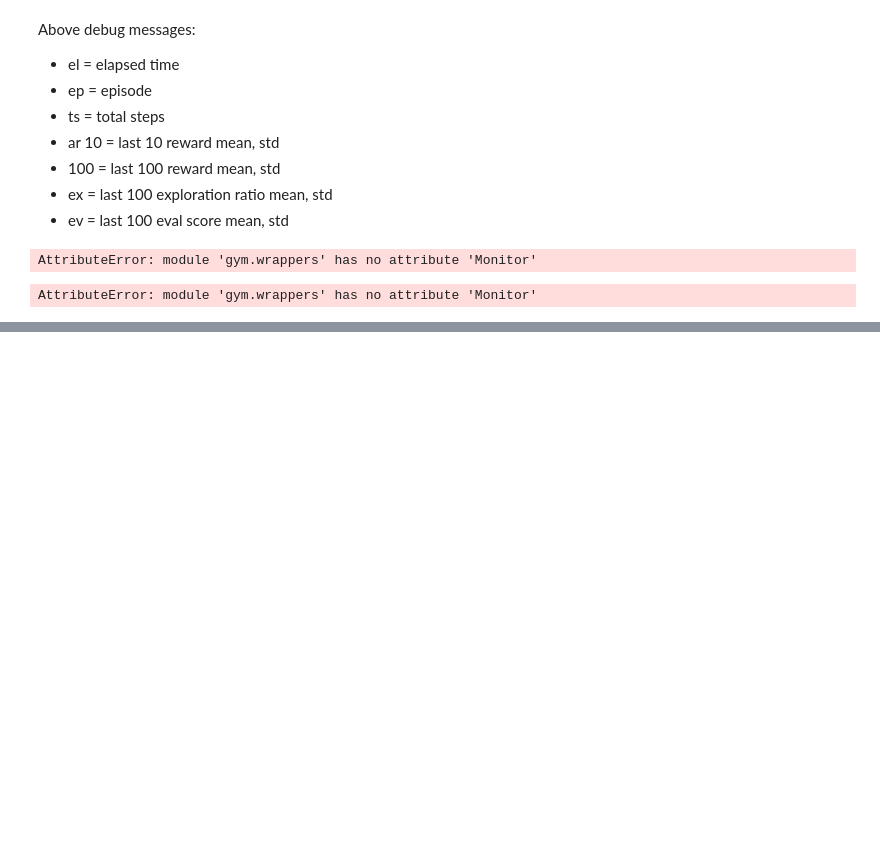
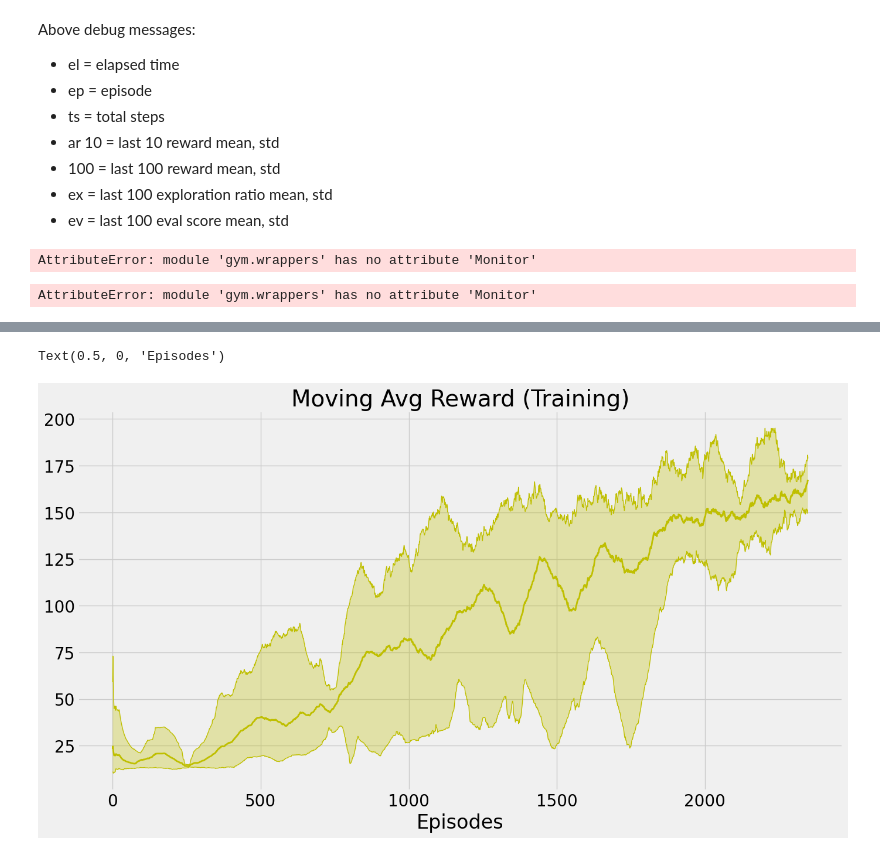
Before and after one commit to romenlaw/RL-playground, a Jupyter notebook: rl_playground4.ipynb, the cells around one changed output, grey strips where cells are left out. Saved outputs shown, nothing was run; the diff lists cells and outputs as text; code cells hidden in the pictures; blank space fills up the shorter version.

```diff
--- a/rl_playground4.ipynb
+++ b/rl_playground4.ipynb
@@ -745,0 +741,22 @@ _di
+# %%
+nfq_x = np.load('x.npy')
+
+nfq_max_r = np.load('max_r.npy')
+nfq_min_r = np.load('min_r.npy')
+nfq_mean_r = np.load('mean_r.npy')
+
+nfq_max_s = np.load('max_s.npy')
+nfq_min_s = np.load('min_s.npy')
+nfq_mean_s = np.load('mean_s.npy')
+
+nfq_max_t = np.load('max_t.npy')
+nfq_min_t = np.load('min_t.npy')
+nfq_mean_t = np.load('mean_t.npy')
+
+nfq_max_sec = np.load('max_sec.npy')
+nfq_min_sec = np.load('min_sec.npy')
+nfq_mean_sec = np.load('mean_sec.npy')
+
+nfq_max_rt = np.load('max_rt.npy')
+nfq_min_rt = np.load('min_rt.npy')
+nfq_mean_rt = np.load('mean_rt.npy')
@@ -745,0 +766,10 @@ _di
+# %%
+plt.plot(nfq_max_r, 'y', linewidth=1)
+plt.plot(nfq_min_r, 'y', linewidth=1)
+plt.plot(nfq_mean_r, 'y', label='NFQ', linewidth=2)
+plt.fill_between(nfq_x, nfq_min_r, nfq_max_r, facecolor='y', alpha=0.3)
+plt.title('Moving Avg Reward (Training)')
+plt.xlabel('Episodes')
+# %% [output]
+Text(0.5, 0, 'Episodes')
+[figure, added]
```
Also changed, not shown: parts of 17 cells of this notebook.
